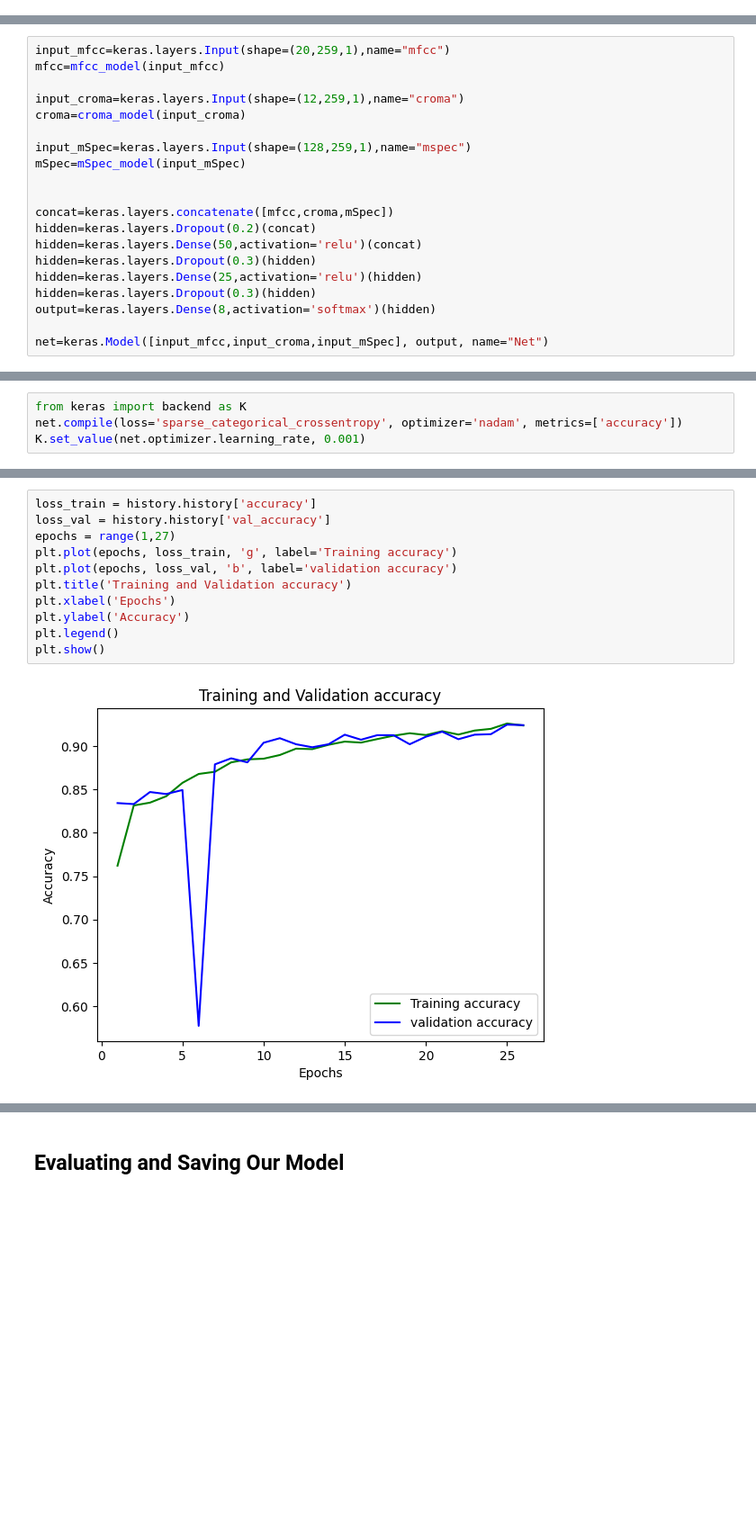
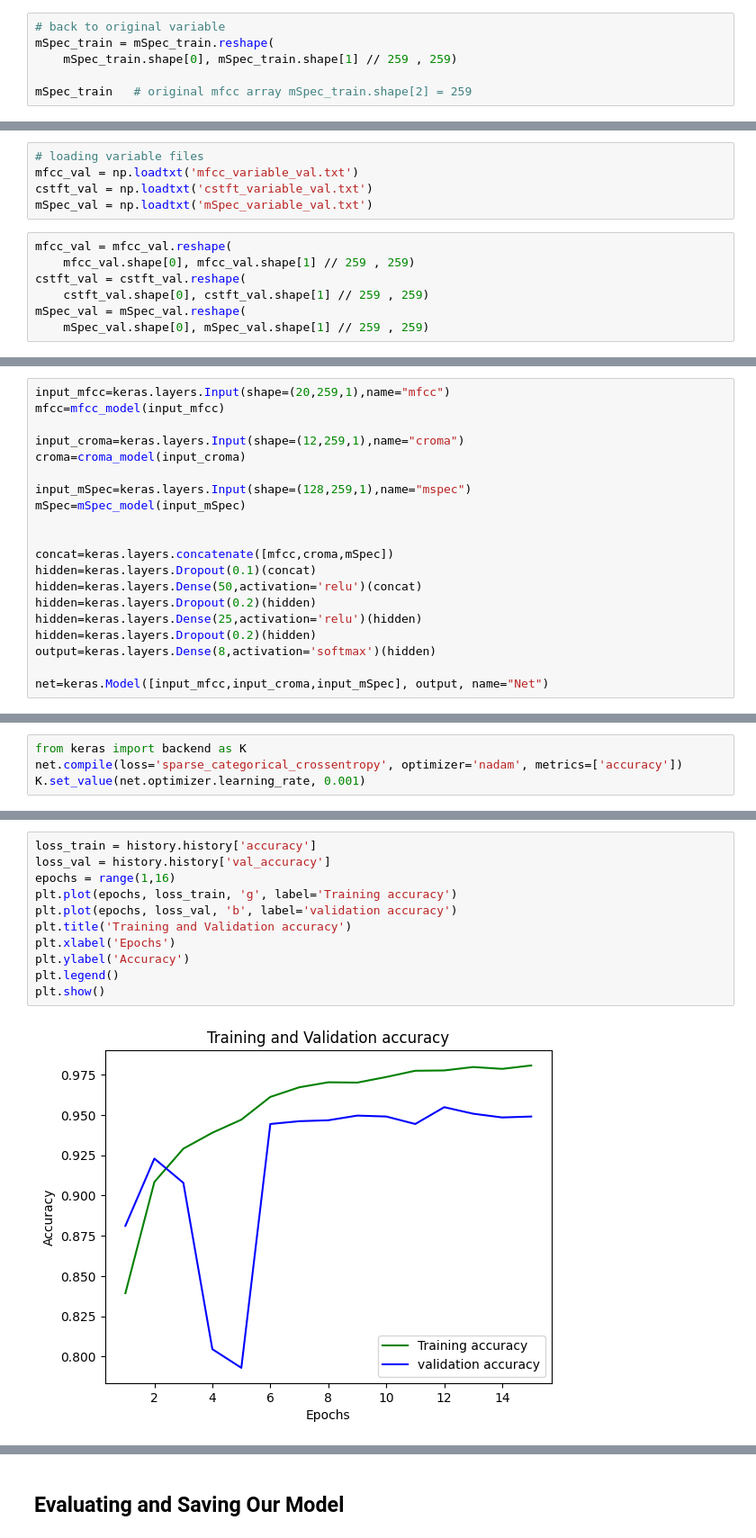
Before and after one commit to adityahbapat/Respiratory-Disorder-Classification-Based-on-Lung-Auscultation-Sounds, a Jupyter notebook: respiratory_disorder_classification.ipynb, the cells around one changed output, grey strips where cells are left out. Shown at 90% size. Cells and saved outputs as stored; diff of their text form; blank space fills up the shorter version.

```diff
--- a/respiratory_disorder_classification.ipynb
+++ b/respiratory_disorder_classification.ipynb
@@ -637,0 +736,6 @@ mSpec_train=np.array(mSpec)
+# %%
+# back to original variable
+mSpec_train = mSpec_train.reshape(
+    mSpec_train.shape[0], mSpec_train.shape[1] // 259 , 259)
+
+mSpec_train   # original mfcc array mSpec_train.shape[2] = 259
@@ -668,0 +835,12 @@ The shape of features returned by the above function (20, 259) (12, 259) (128, 2
+# %%
+# loading variable files
+mfcc_val = np.loadtxt('mfcc_variable_val.txt')
+cstft_val = np.loadtxt('cstft_variable_val.txt')
+mSpec_val = np.loadtxt('mSpec_variable_val.txt')
+# %%
+mfcc_val = mfcc_val.reshape(
+    mfcc_val.shape[0], mfcc_val.shape[1] // 259 , 259)
+cstft_val = cstft_val.reshape(
+    cstft_val.shape[0], cstft_val.shape[1] // 259 , 259)
+mSpec_val = mSpec_val.reshape(
+    mSpec_val.shape[0], mSpec_val.shape[1] // 259 , 259)
@@ -815,11 +997,11 @@ mSpec=mSpec_model(input_mSpec)
 
 
 concat=keras.layers.concatenate([mfcc,croma,mSpec])
-hidden=keras.layers.Dropout(0.2)(concat)
+hidden=keras.layers.Dropout(0.1)(concat)
 hidden=keras.layers.Dense(50,activation='relu')(concat)
-hidden=keras.layers.Dropout(0.3)(hidden)
+hidden=keras.layers.Dropout(0.2)(hidden)
 hidden=keras.layers.Dense(25,activation='relu')(hidden)
-hidden=keras.layers.Dropout(0.3)(hidden)
+hidden=keras.layers.Dropout(0.2)(hidden)
 output=keras.layers.Dense(8,activation='softmax')(hidden)
 
 net=keras.Model([input_mfcc,input_croma,input_mSpec], output, name="Net")
@@ -900,16 +1080,16 @@ history.history['accuracy']
 # %%
 loss_train = history.history['accuracy']
 loss_val = history.history['val_accuracy']
-epochs = range(1,27)
+epochs = range(1,16)
 plt.plot(epochs, loss_train, 'g', label='Training accuracy')
 plt.plot(epochs, loss_val, 'b', label='validation accuracy')
 plt.title('Training and Validation accuracy')
 plt.xlabel('Epochs')
 plt.ylabel('Accuracy')
 plt.legend()
 plt.show()
 # %% [output]
-[figure, old version]
+[figure, new version]
 # %%
 pd.DataFrame(history.history).plot()
 plt.grid(True)
```
Also changed, not shown: parts of 21 cells of this notebook, 1 other file.
